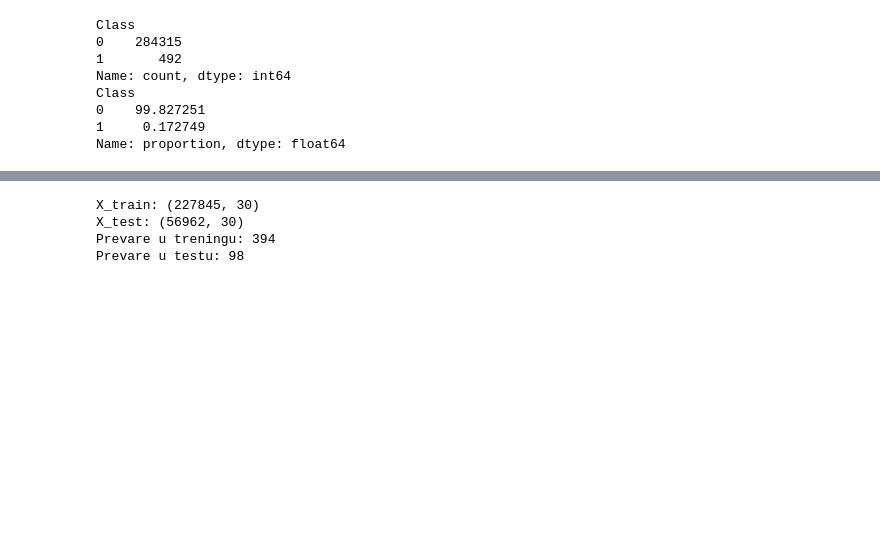
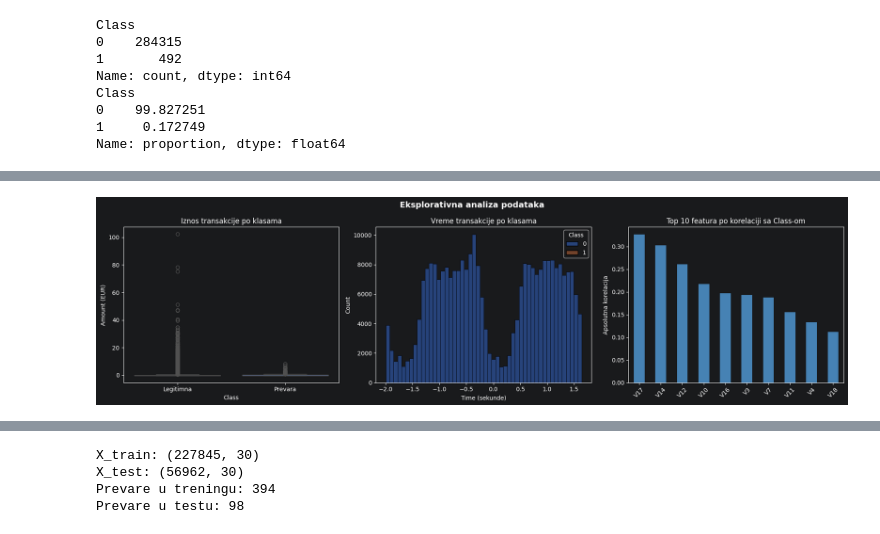
Before and after one commit to valentinastankovic/credit-card-fraud-detection, a Jupyter notebook: notebooks/01_preprocesiranje.ipynb, the cells around one changed output, grey strips where cells are left out. Saved outputs shown, nothing was run; the diff lists cells and outputs as text; code cells hidden in the pictures; blank space fills up the shorter version.

```diff
--- a/notebooks/01_preprocesiranje.ipynb
+++ b/notebooks/01_preprocesiranje.ipynb
@@ -71,3 +71,27 @@ plt.show()
+# %%
+fig, axes = plt.subplots(1, 3, figsize=(18, 5))
+
+sb.boxplot(x='Class', y='Amount', data=df, ax=axes[0])
+axes[0].set_title('Iznos transakcije po klasama')
+axes[0].set_xticks([0, 1])
+axes[0].set_xticklabels(['Legitimna', 'Prevara'])
+axes[0].set_ylabel('Amount (EUR)')
+
+sb.histplot(data=df, x='Time', hue='Class', ax=axes[1], bins=50, legend=True)
+axes[1].set_title('Vreme transakcije po klasama')
+axes[1].set_xlabel('Time (sekunde)')
+
+korrelacije = df.corr()['Class'].drop('Class').abs().sort_values(ascending=False).head(10)
+korrelacije.plot(kind='bar', ax=axes[2], color='steelblue')
+axes[2].set_title('Top 10 featura po korelaciji sa Class-om')
+axes[2].set_ylabel('Apsolutna korelacija')
+axes[2].tick_params(axis='x', rotation=45)
+
+plt.suptitle('Eksplorativna analiza podataka', fontsize=14, fontweight='bold')
+plt.tight_layout()
+plt.show()
+# %% [output]
+[figure, added]
 # %%
 from sklearn.preprocessing import StandardScaler
 
```
Also changed, not shown: parts of 2 cells of this notebook, 4 other files.
